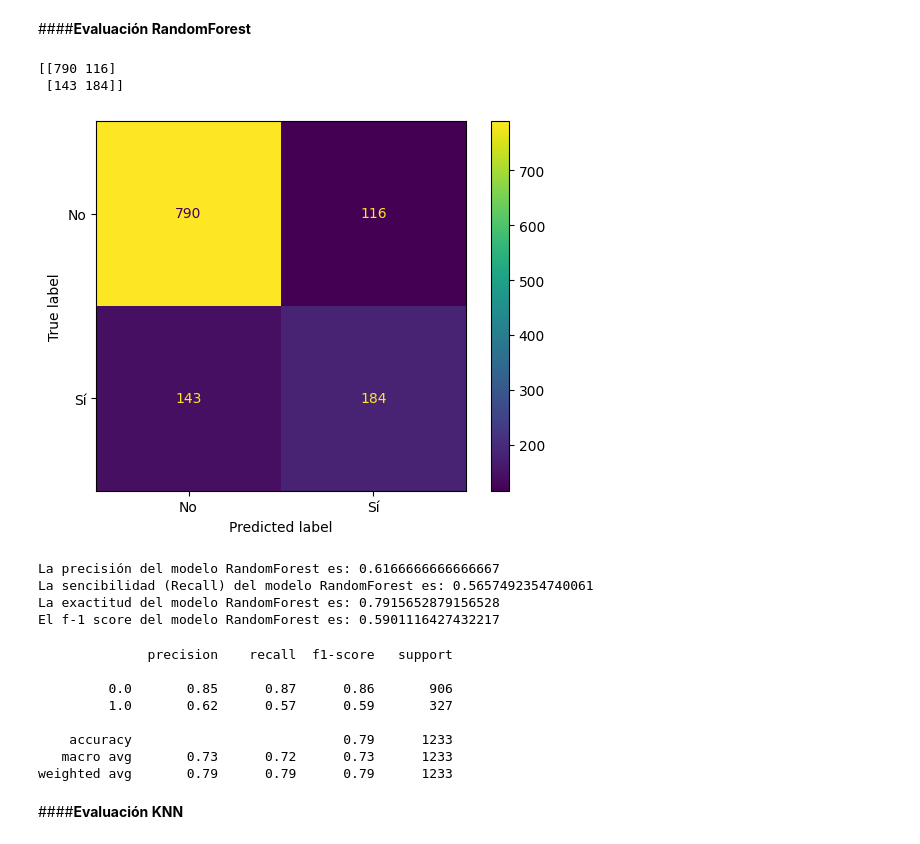
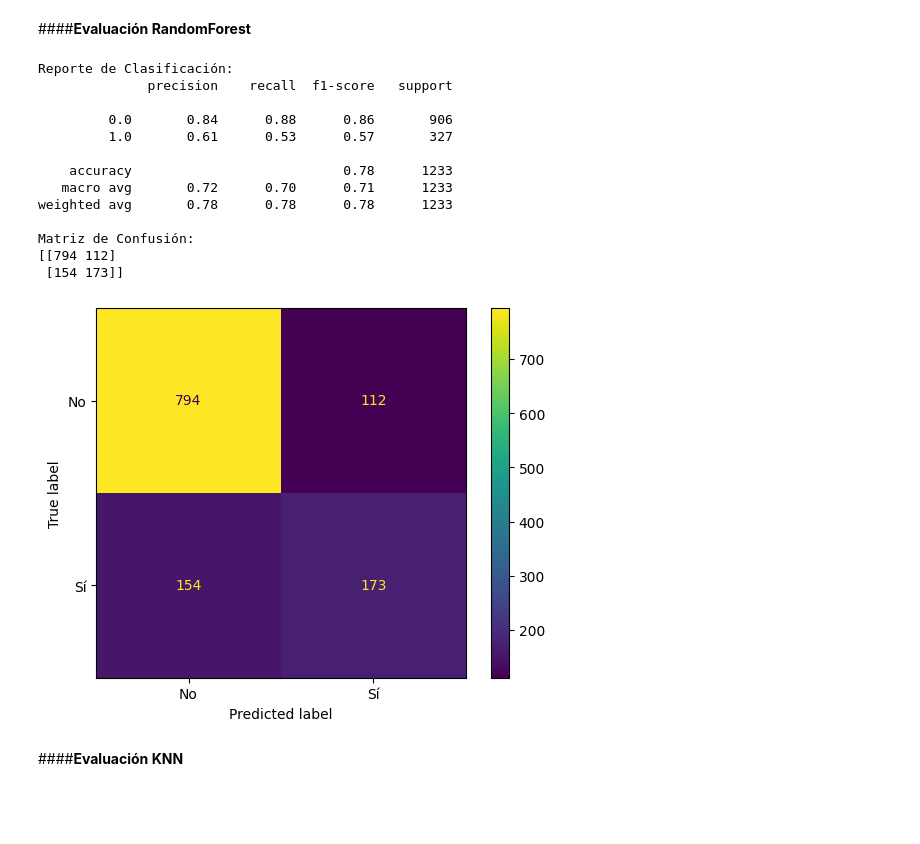
Before and after one commit to SebaDiezV/Challenge_TelecomX_Parte2_AluraLatam, a Jupyter notebook: TelecomX_Parte_2.ipynb, the cells around one changed output. Saved outputs shown, nothing was run; the diff lists cells and outputs as text; code cells hidden in the pictures; blank space fills up the shorter version.

```diff
--- a/TelecomX_Parte_2.ipynb
+++ b/TelecomX_Parte_2.ipynb
@@ -373,7 +401,7 @@ Recall medio: 0.8289813482677266
 # %%
 from sklearn.ensemble import RandomForestClassifier
 # %%
-modelo_forest = RandomForestClassifier(max_depth= 12, random_state=30, class_weight='balanced', n_estimators=200, min_samples_split=5)
+modelo_forest = RandomForestClassifier(max_depth= 15, random_state=30, class_weight='balanced', n_estimators=200, min_samples_split=5)
 modelo_forest.fit(X_train_res, y_train_res)
 
 print(f'la exactitud del modelo con el conjunto de entrenamiento es de {modelo_forest.score(X_train_res, y_train_res)}')
@@ -467,35 +488,22 @@ weighted avg       0.77      0.76      0.77      1233
 # %% [markdown]
 ####**Evaluación RandomForest**
 # %%
-y_previsto_forest = modelo_forest.predict(X_val)
+evaluar_modelo(modelo_forest, X_val, y_val)
+# %% [output]
+Reporte de Clasificación:
+              precision    recall  f1-score   support
+
+         0.0       0.84      0.88      0.86       906
+         1.0       0.61      0.53      0.57       327
+
+    accuracy                           0.78      1233
+   macro avg       0.72      0.70      0.71      1233
+weighted avg       0.78      0.78      0.78      1233
+
+Matriz de Confusión:
+[[794 112]
+ [154 173]]
+[figure, added]
-# %%
-matriz_confusion_forest = confusion_matrix(y_val, y_previsto_forest)
-print(matriz_confusion_forest)
-visualizacion_forest = ConfusionMatrixDisplay(confusion_matrix=matriz_confusion_forest,
-                                            display_labels = ['No', 'Sí'])
-visualizacion_forest.plot();
-# %% [output]
-[[790 116]
- [143 184]]
-[figure, removed]
-# %%
-metricas_precision('RandomForest', y_val, y_previsto_forest)
-# %% [output]
-La precisión del modelo RandomForest es: 0.6166666666666667
-La sencibilidad (Recall) del modelo RandomForest es: 0.5657492354740061
-La exactitud del modelo RandomForest es: 0.7915652879156528
-El f-1 score del modelo RandomForest es: 0.5901116427432217
-# %%
-print(classification_report(y_val, y_previsto_forest))
-# %% [output]
-              precision    recall  f1-score   support
-
-         0.0       0.85      0.87      0.86       906
-         1.0       0.62      0.57      0.59       327
-
-    accuracy                           0.79      1233
-   macro avg       0.73      0.72      0.73      1233
-weighted avg       0.79      0.79      0.79      1233
 # %% [markdown]
 ####**Evaluación KNN**
 # %%
```
Also changed, not shown: parts of 51 cells of this notebook.
